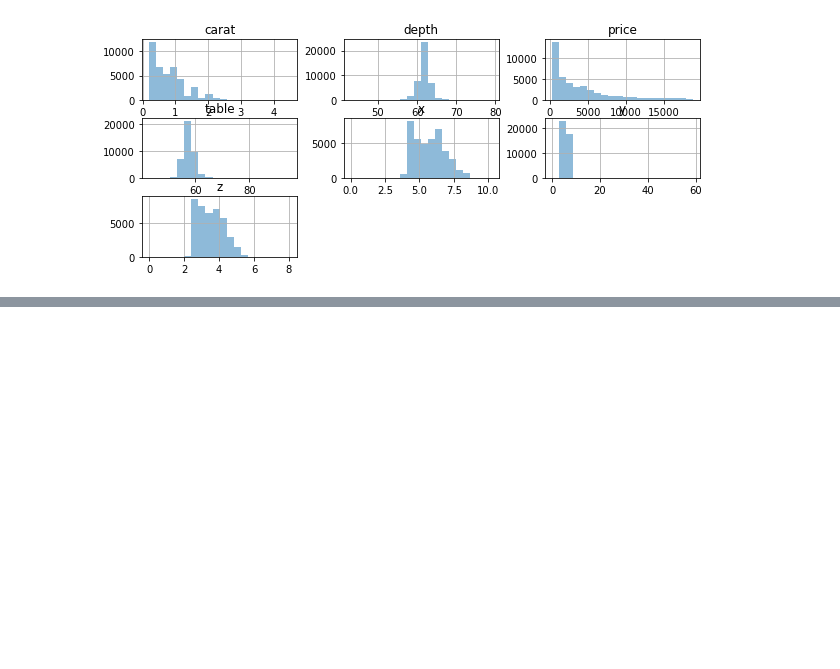
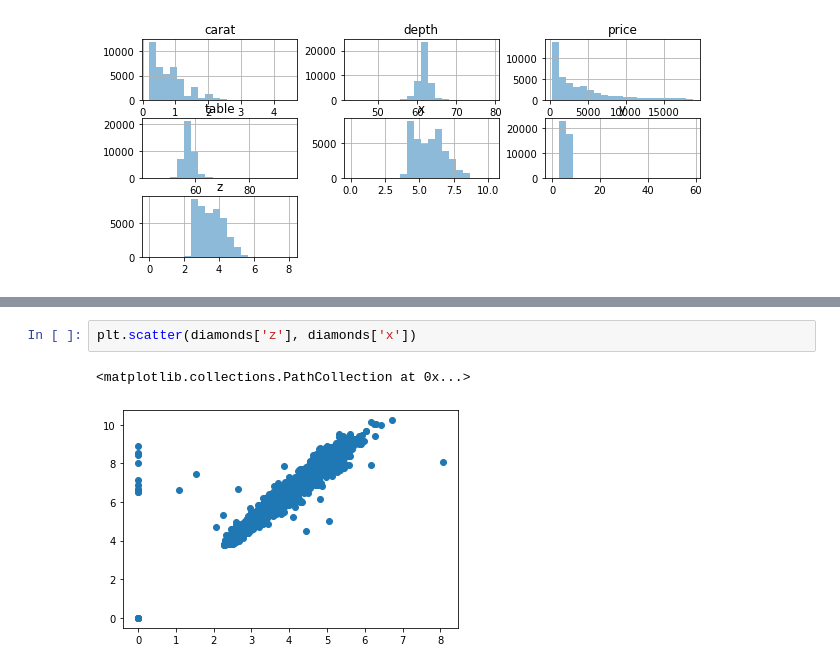
Before and after one commit to ChristianJavierMelo/EDA-visualization-with-Tableau, a Jupyter notebook: notebooks/test.ipynb, the cells around one changed output, grey strips where cells are left out. Saved outputs shown, nothing was run; the diff lists cells and outputs as text; blank space fills up the shorter version.

```diff
--- a/notebooks/test.ipynb
+++ b/notebooks/test.ipynb
@@ -270,0 +533,5 @@ array([[<matplotlib.axes._subplots.AxesSubplot object at 0x...>,
+# %%
+plt.scatter(diamonds['z'], diamonds['x'])
+# %% [output]
+<matplotlib.collections.PathCollection at 0x...>
+[figure, added]
```
Also changed, not shown: parts of 66 cells of this notebook.
